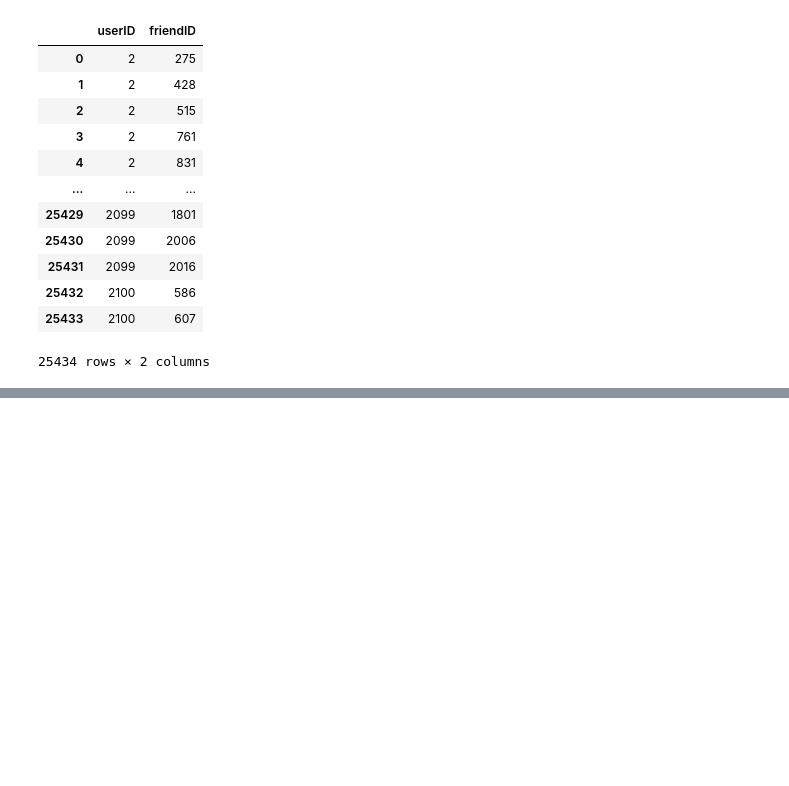
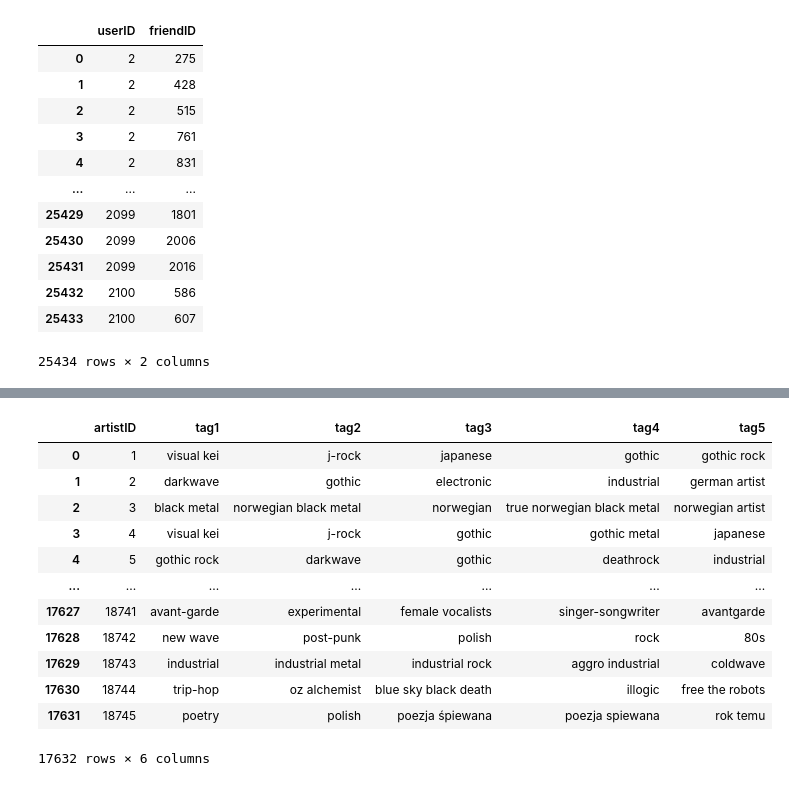
Before and after one commit to lynchp35/DS_4th_Year, a Jupyter notebook: CA4015/Assignment 3 Recommender Systems/02_further_data_analysis.ipynb, the cells around one changed output, grey strips where cells are left out. Cells and saved outputs as stored; diff of their text form; code cells hidden in the pictures; blank space fills up the shorter version.

```diff
--- a/CA4015/Assignment 3 Recommender Systems/02_further_data_analysis.ipynb
+++ b/CA4015/Assignment 3 Recommender Systems/02_further_data_analysis.ipynb
@@ -97,0 +243,16 @@ user_friend
+# %%
+top_tags
+# %% [output]
+|  | artistID | tag1 | tag2 | tag3 | tag4 | tag5 |
+| 0 | 1 | visual kei | j-rock | japanese | gothic | gothic rock |
+| 1 | 2 | darkwave | gothic | electronic | industrial | german artist |
+| 2 | 3 | black metal | norwegian black metal | norwegian | true norwegian black metal | norwegian artist |
+| 3 | 4 | visual kei | j-rock | gothic | gothic metal | japanese |
+| 4 | 5 | gothic rock | darkwave | gothic | deathrock | industrial |
+| ... | ... | ... | ... | ... | ... | ... |
+| 17627 | 18741 | avant-garde | experimental | female vocalists | singer-songwriter | avantgarde |
+| 17628 | 18742 | new wave | post-punk | polish | rock | 80s |
+| 17629 | 18743 | industrial | industrial metal | industrial rock | aggro industrial | coldwave |
+| 17630 | 18744 | trip-hop | oz alchemist | blue sky black death | illogic | free the robots |
+| 17631 | 18745 | poetry | polish | poezja śpiewana | poezja spiewana | rok temu |
+17632 rows × 6 columns
```
Also changed, not shown: parts of 34 cells of this notebook, 2 other files.
